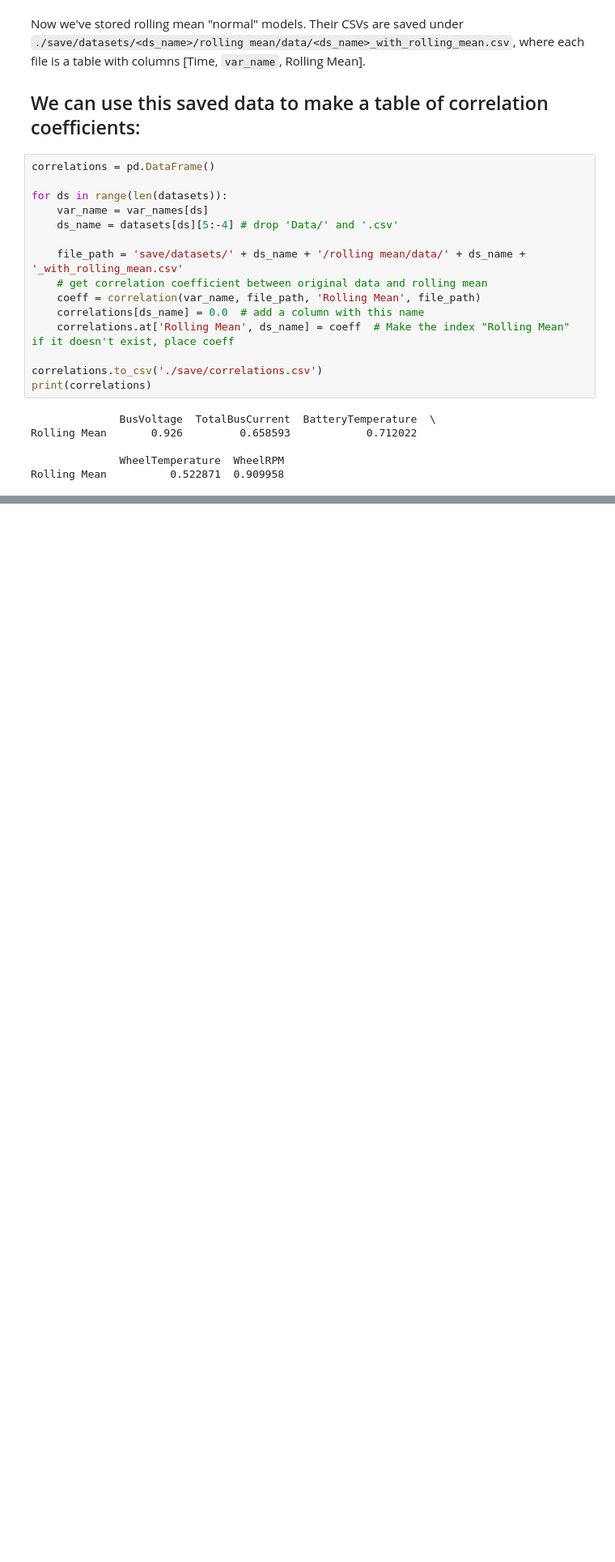
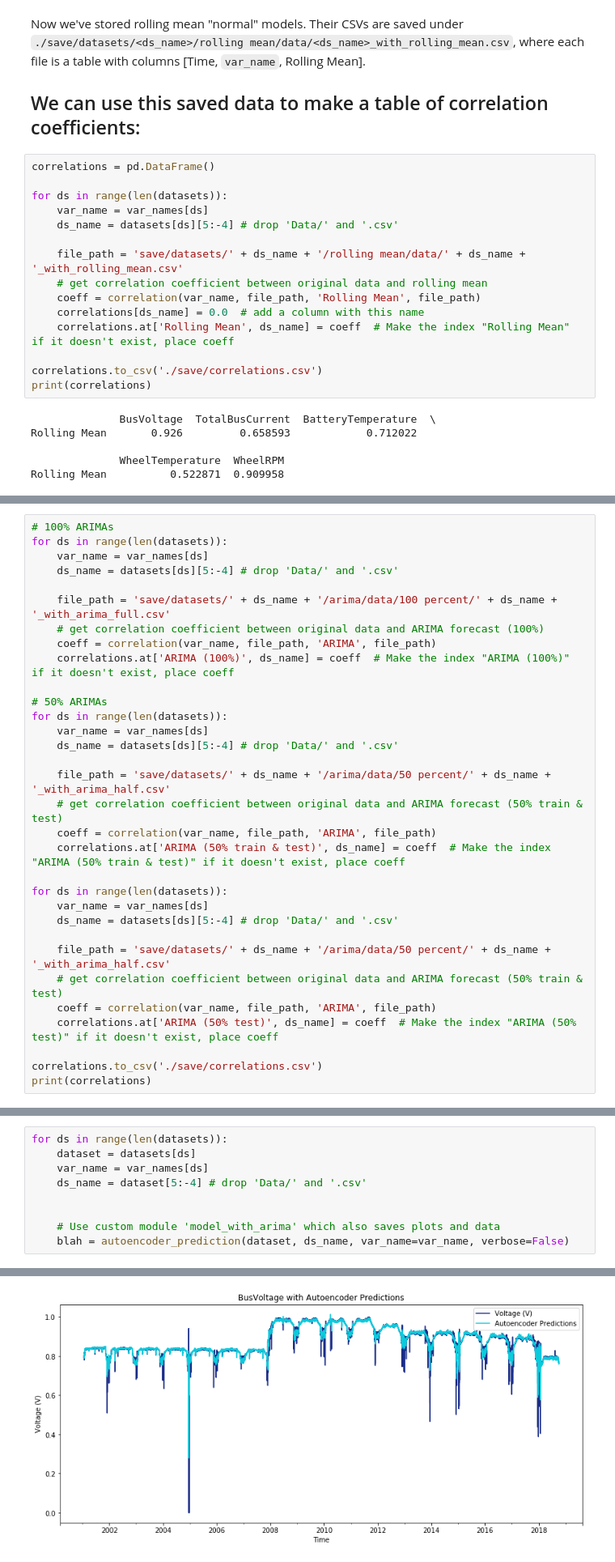
Before and after one commit to sapols/Satellite-Telemetry-Anomaly-Detection, a Jupyter notebook: Algorithm Modeling.ipynb, the cells around one changed output, grey strips where cells are left out. Shown: that part at 81% size. Cells and saved outputs as stored; diff of their text form; blank space fills up the shorter version.

```diff
--- a/Algorithm Modeling.ipynb
+++ b/Algorithm Modeling.ipynb
@@ -112,0 +185,32 @@ Rolling Mean          0.522871  0.909958
+# %%
+# 100% ARIMAs
+for ds in range(len(datasets)):
+    var_name = var_names[ds]
+    ds_name = datasets[ds][5:-4] # drop 'Data/' and '.csv'
+
+    file_path = 'save/datasets/' + ds_name + '/arima/data/100 percent/' + ds_name + '_with_arima_full.csv'
+    # get correlation coefficient between original data and ARIMA forecast (100%)
+    coeff = correlation(var_name, file_path, 'ARIMA', file_path)
+    correlations.at['ARIMA (100%)', ds_name] = coeff  # Make the index "ARIMA (100%)" if it doesn't exist, place coeff
+
+# 50% ARIMAs
+for ds in range(len(datasets)):
+    var_name = var_names[ds]
+    ds_name = datasets[ds][5:-4] # drop 'Data/' and '.csv'
+
+    file_path = 'save/datasets/' + ds_name + '/arima/data/50 percent/' + ds_name + '_with_arima_half.csv'
+    # get correlation coefficient between original data and ARIMA forecast (50% train & test)
+    coeff = correlation(var_name, file_path, 'ARIMA', file_path)
+    correlations.at['ARIMA (50% train & test)', ds_name] = coeff  # Make the index "ARIMA (50% train & test)" if it doesn't exist, place coeff
+
+for ds in range(len(datasets)):
+    var_name = var_names[ds]
+    ds_name = datasets[ds][5:-4] # drop 'Data/' and '.csv'
+
+    file_path = 'save/datasets/' + ds_name + '/arima/data/50 percent/' + ds_name + '_with_arima_half.csv'
+    # get correlation coefficient between original data and ARIMA forecast (50% train & test)
+    coeff = correlation(var_name, file_path, 'ARIMA', file_path)
+    correlations.at['ARIMA (50% test)', ds_name] = coeff  # Make the index "ARIMA (50% test)" if it doesn't exist, place coeff
+
+correlations.to_csv('./save/correlations.csv')
+print(correlations)
@@ -112,0 +233,10 @@ Rolling Mean          0.522871  0.909958
+# %%
+for ds in range(len(datasets)):
+    dataset = datasets[ds]
+    var_name = var_names[ds]
+    ds_name = dataset[5:-4] # drop 'Data/' and '.csv'
+
+
+    # Use custom module 'model_with_arima' which also saves plots and data
+    blah = autoencoder_prediction(dataset, ds_name, var_name=var_name, verbose=False)
+# %% [output]
@@ -112,0 +260 @@ Rolling Mean          0.522871  0.909958
+[figure, added]
```
Also changed, not shown: parts of 15 cells of this notebook.
